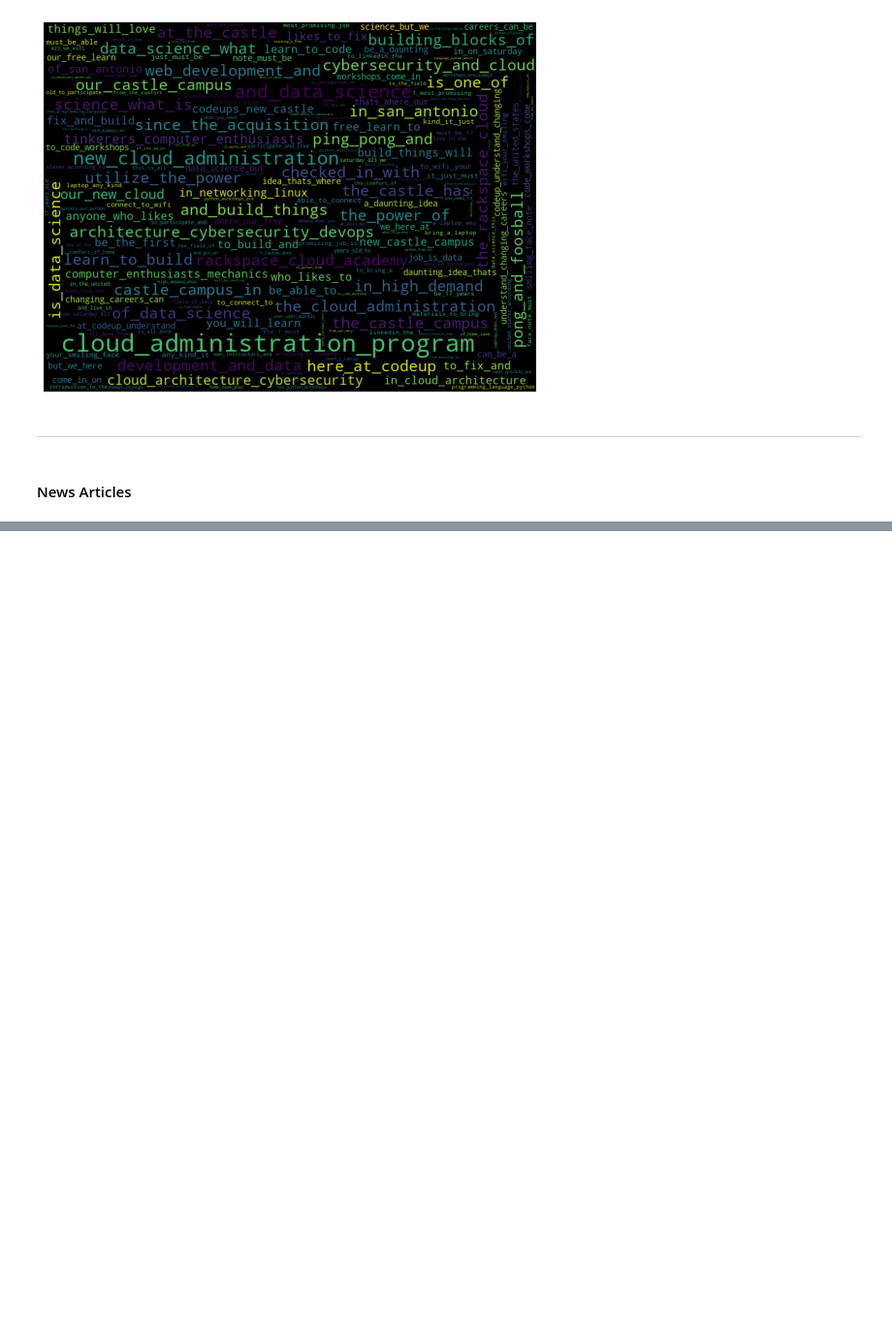
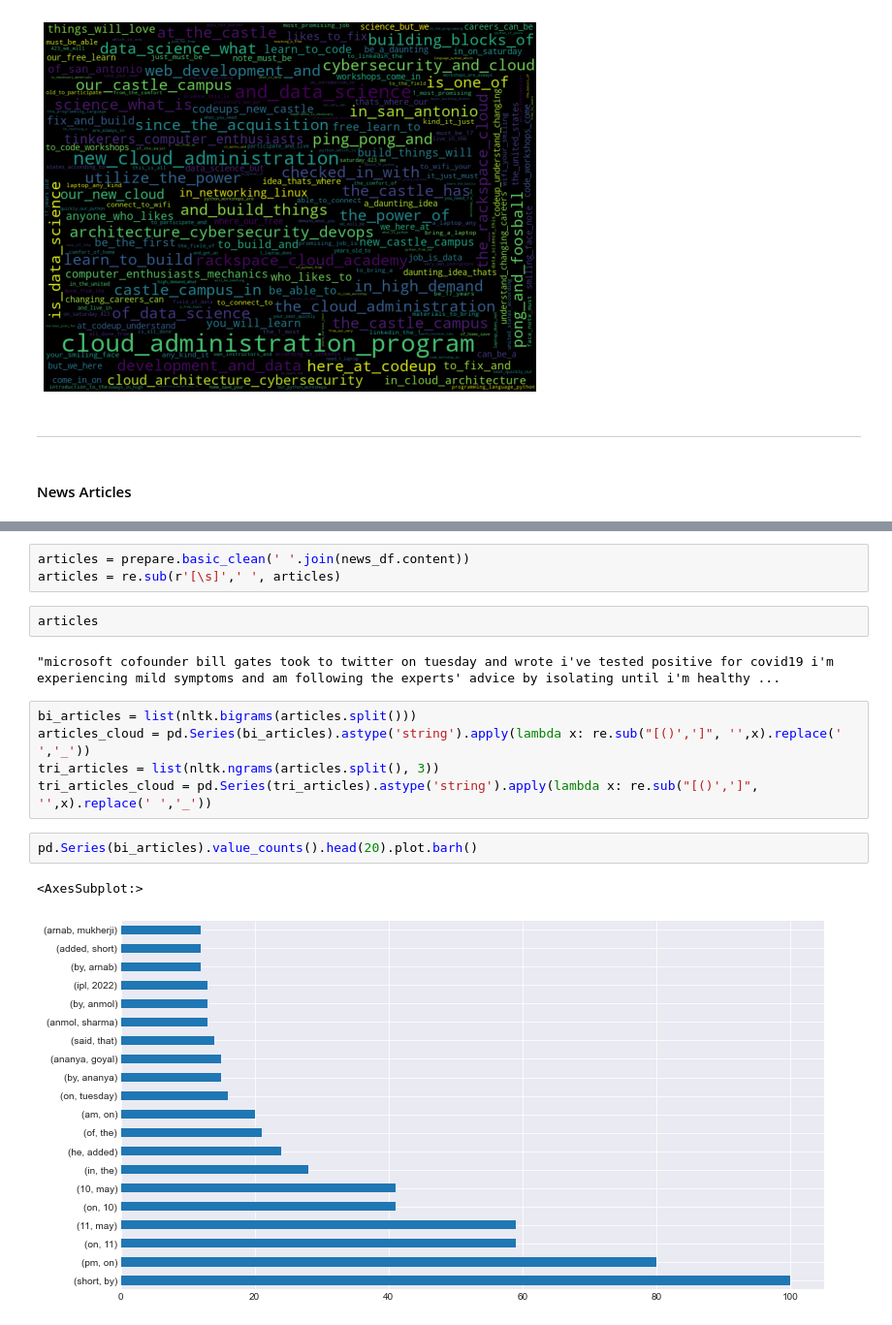
Before and after one commit to NSharick/natural-language-processing-exercises, a Jupyter notebook: explore.ipynb, the cells around one changed output, grey strips where cells are left out. Shown at 97% size. Saved outputs shown, nothing was run; the diff lists cells and outputs as text; blank space fills up the shorter version.

```diff
--- a/explore.ipynb
+++ b/explore.ipynb
@@ -203 +202,18 @@ news_df
 100 rows × 3 columns
+# %%
+articles = prepare.basic_clean(' '.join(news_df.content))
+articles = re.sub(r'[\s]',' ', articles)
+# %%
+articles
+# %% [output]
+"microsoft cofounder bill gates took to twitter on tuesday and wrote i've tested positive for covid19 i'm experiencing mild symptoms and am following the experts' advice by isolating until i'm healthy ...
+# %%
+bi_articles = list(nltk.bigrams(articles.split()))
+articles_cloud = pd.Series(bi_articles).astype('string').apply(lambda x: re.sub("[()',']", '',x).replace(' ','_'))
+tri_articles = list(nltk.ngrams(articles.split(), 3))
+tri_articles_cloud = pd.Series(tri_articles).astype('string').apply(lambda x: re.sub("[()',']", '',x).replace(' ','_'))
+# %%
+pd.Series(bi_articles).value_counts().head(20).plot.barh()
+# %% [output]
+<AxesSubplot:>
+[figure, added]
```
Also changed, not shown: parts of 5 cells of this notebook.
